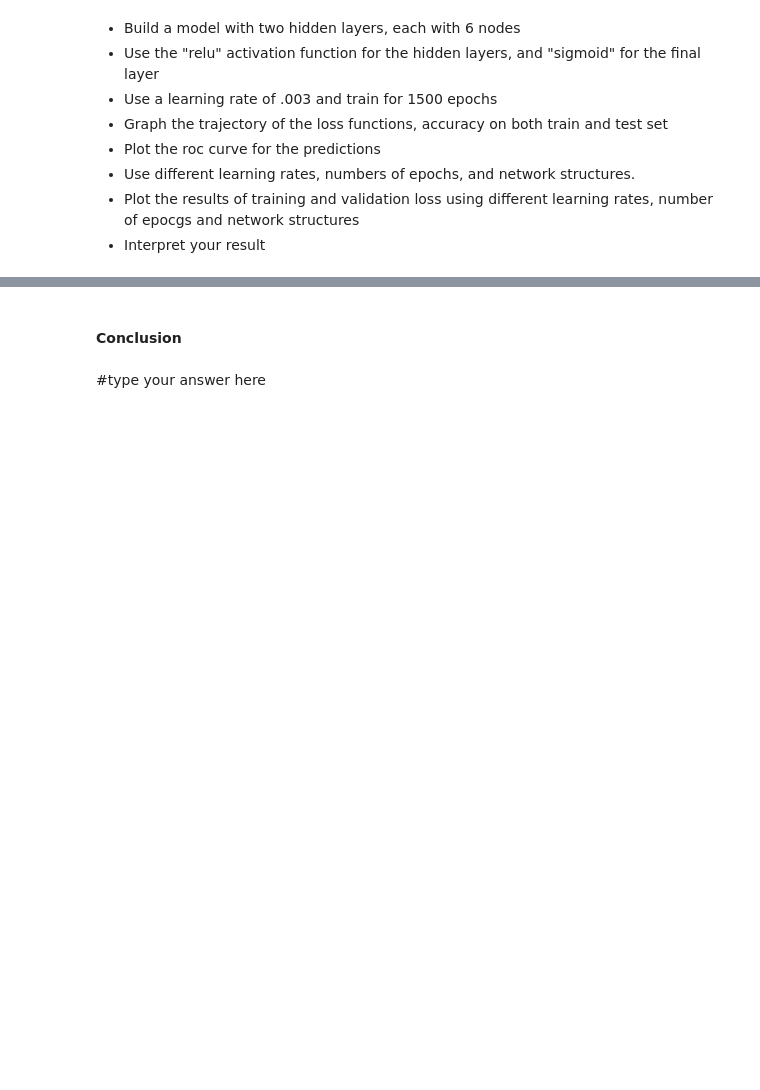
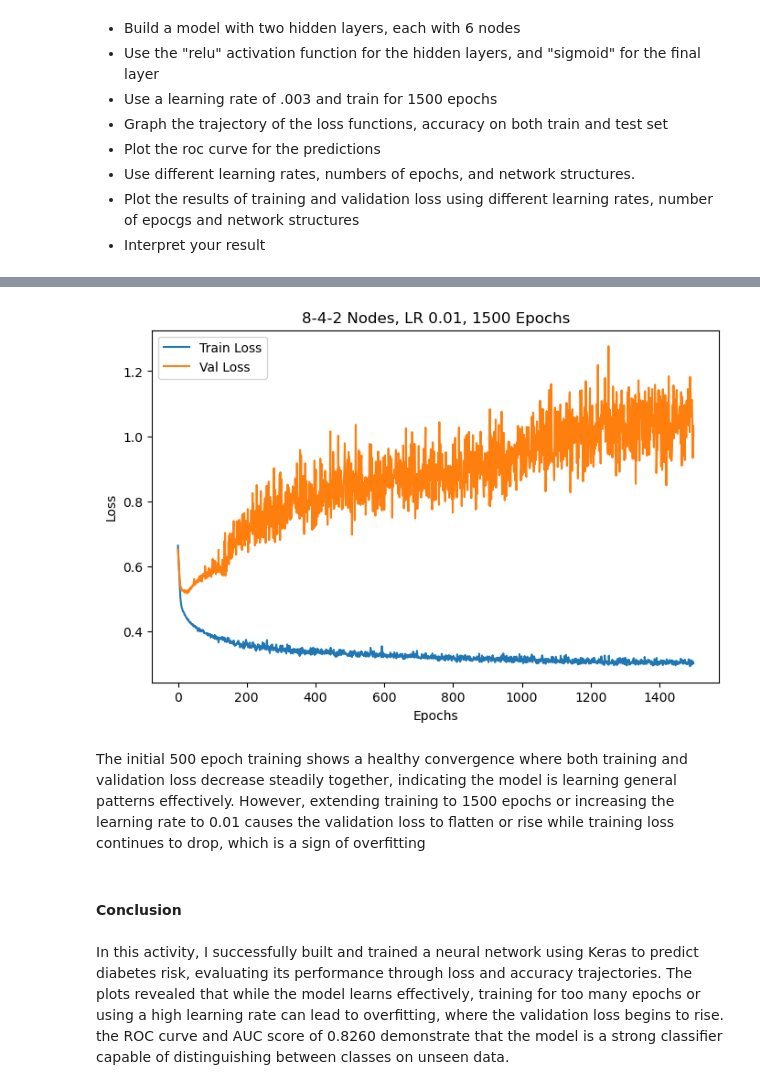
Before and after one commit to KennJieValleser/CPE-313-CPE32S3, a Jupyter notebook: Hands-on Activity 1.2 - Training Neural Networks.ipynb, the cells around one changed output, grey strips where cells are left out. Saved outputs shown, nothing was run; the diff lists cells and outputs as text; code cells hidden in the pictures; blank space fills up the shorter version.

```diff
--- a/Hands-on Activity 1.2 - Training Neural Networks.ipynb
+++ b/Hands-on Activity 1.2 - Training Neural Networks.ipynb
@@ -241,4 +344,28 @@ What is your interpretation about the result of the train and validation loss?
+# %%
+# (8, 4, 2 nodes), LR = 0.1, 1500Epochs.
+model_3 = Sequential([
+    Dense(8, input_shape=(8,), activation="relu"),
+    Dense(4, activation="relu"),
+    Dense(2, activation="relu"),
+    Dense(1, activation="sigmoid")
+])
+model_3.compile(optimizer=SGD(learning_rate=0.1), loss="binary_crossentropy", metrics=["accuracy"])
+run_hist_3 = model_3.fit(X_train_norm, y_train, validation_data=(X_test_norm, y_test), epochs=1500, verbose=0)
+
+# Plotting
+plt.figure(figsize=(8, 5))
+plt.plot(run_hist_3.history['loss'], label='Train Loss')
+plt.plot(run_hist_3.history['val_loss'], label='Val Loss')
+plt.title('8-4-2 Nodes, LR 0.01, 1500 Epochs')
+plt.xlabel('Epochs')
+plt.ylabel('Loss')
+plt.legend()
+plt.show()
+# %% [output]
+[figure, added]
+# %% [markdown]
+The initial 500 epoch training shows a healthy convergence where both training and validation loss decrease steadily together, indicating the model is learning general patterns effectively. However, extending training to 1500 epochs or increasing the learning rate to 0.01 causes the validation loss to flatten or rise while training loss continues to drop, which is a sign of overfitting
 # %% [markdown]
 #### Conclusion
 # %% [markdown]
-#type your answer here
+In this activity, I successfully built and trained a neural network using Keras to predict diabetes risk, evaluating its performance through loss and accuracy trajectories. The plots revealed that while the model learns effectively, training for too many epochs or using a high learning rate can lead to overfitting, where the validation loss begins to rise. the ROC curve and AUC score of 0.8260 demonstrate that the model is a strong classifier capable of distinguishing between classes on unseen data.
```
Also changed, not shown: parts of 20 cells of this notebook.
